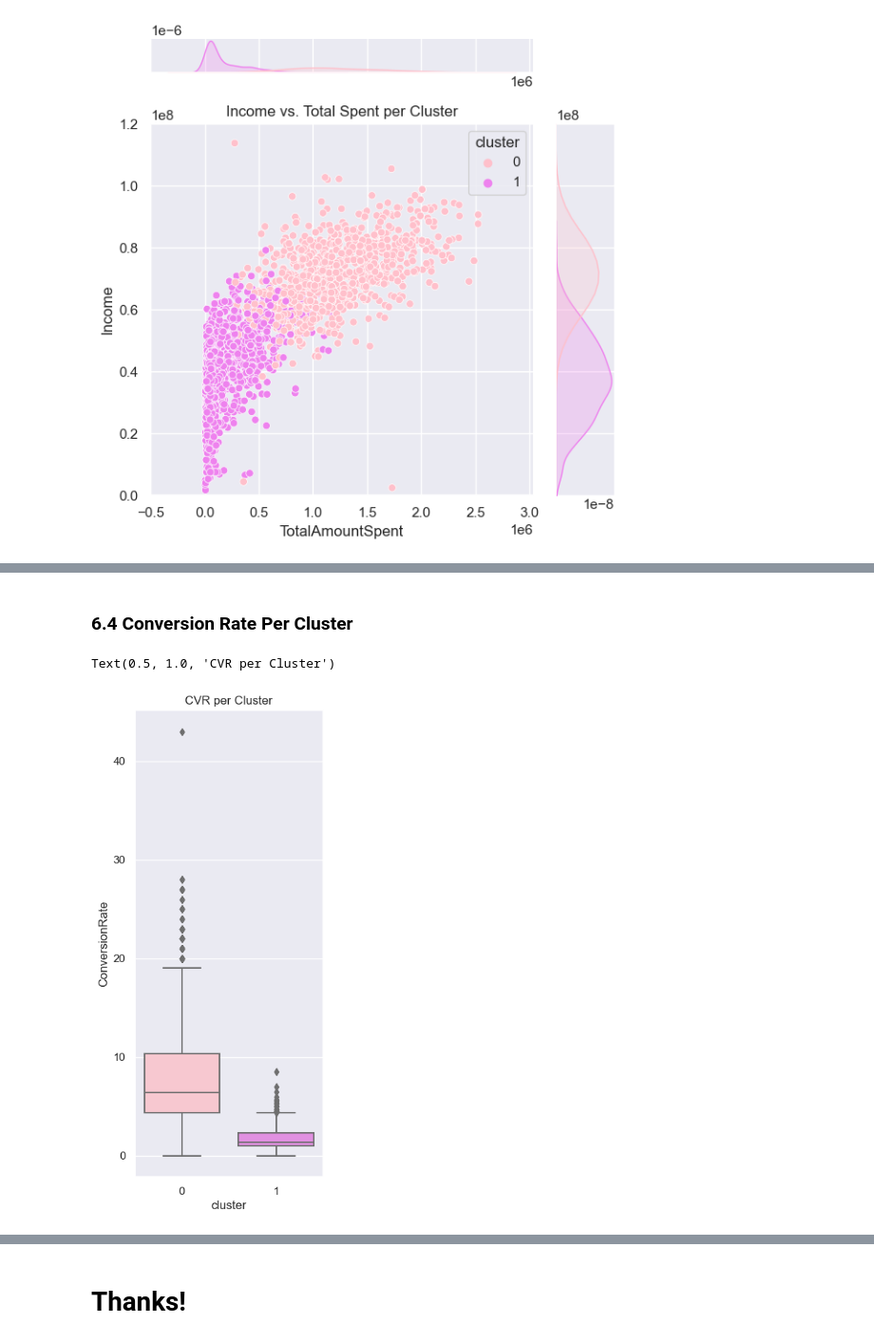
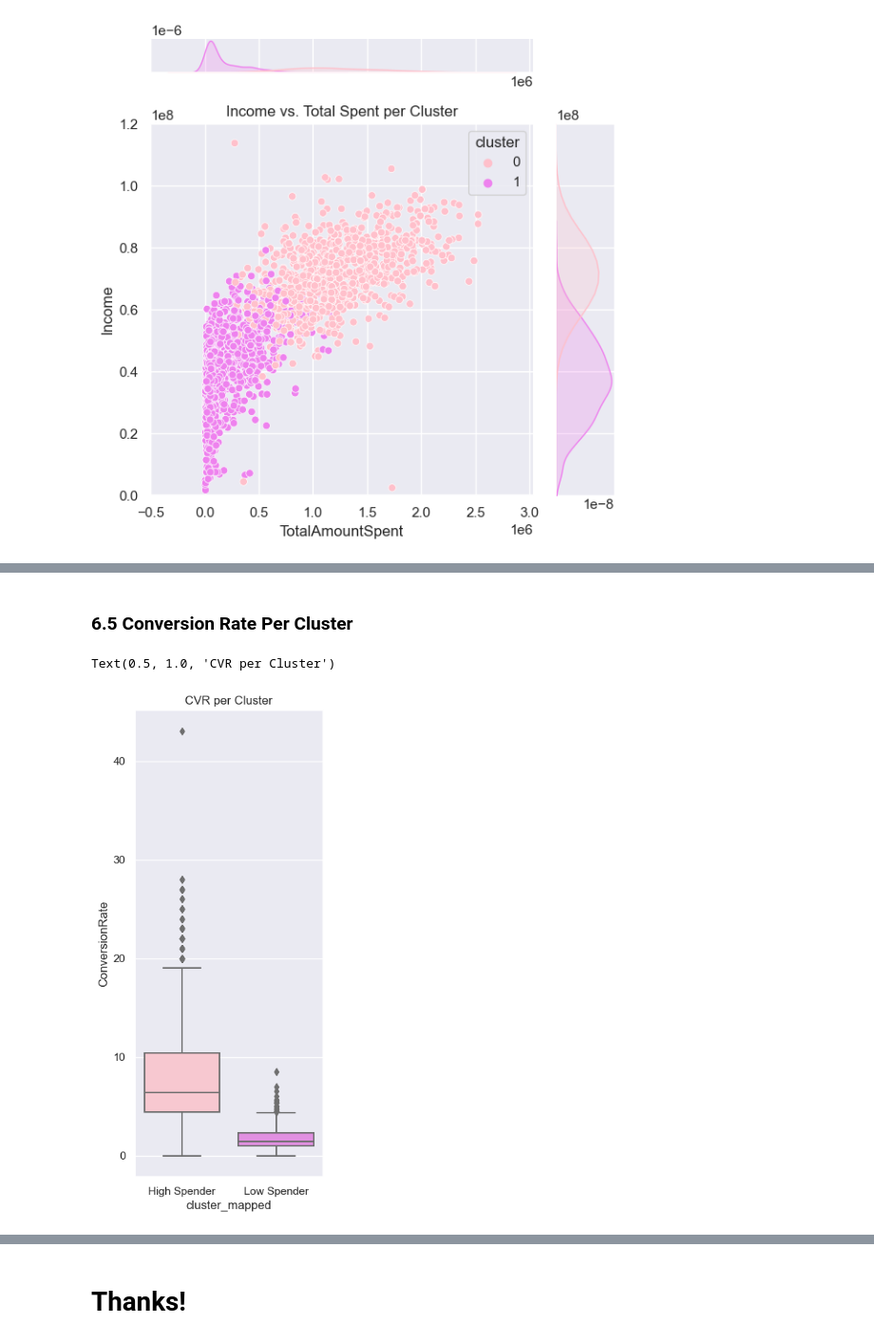
Before and after one commit to dishaadis/Predict-Customer-Personality-by-Using-K-Means, a Jupyter notebook: Notebook/Predict Customer Personality Using K-Means.ipynb, the cells around one changed output, grey strips where cells are left out. Shown at 95% size. Drawn from its saved outputs; the diff is of its cells as text; code cells hidden in the pictures.

```diff
--- a/Notebook/Predict Customer Personality Using K-Means.ipynb
+++ b/Notebook/Predict Customer Personality Using K-Means.ipynb
@@ -541,7 +528,7 @@ df.groupby('cluster')['Income','TotalAmountSpent','TotalPurchases','TotalAccepte
 # %%
 map_cluster = {
-    0 : 'Low Purchases',
-    1 : 'High Purchases'
+    0 : 'High Spender',
+    1 : 'Low Spender'
 }
 
 df['cluster_mapped'] = df['cluster'].map(map_cluster)
@@ -588,9 +657,9 @@ Text(0.5, 1.0, 'Total Visit Web per Cluster')
 # %% [markdown]
-### 6.4 Conversion Rate Per Cluster
+### 6.5 Conversion Rate Per Cluster
 # %%
-sns.boxplot(x=df['cluster'], y=df['ConversionRate'], palette = ['pink','violet'])
+sns.boxplot(x=df['cluster_mapped'], y=df['ConversionRate'], palette = ['pink','violet'])
 plt.title('CVR per Cluster')
 # %% [output]
 Text(0.5, 1.0, 'CVR per Cluster')
-[figure, old version]
+[figure, new version]
 # %% [markdown]
```
Also changed, not shown: parts of 24 cells of this notebook.
